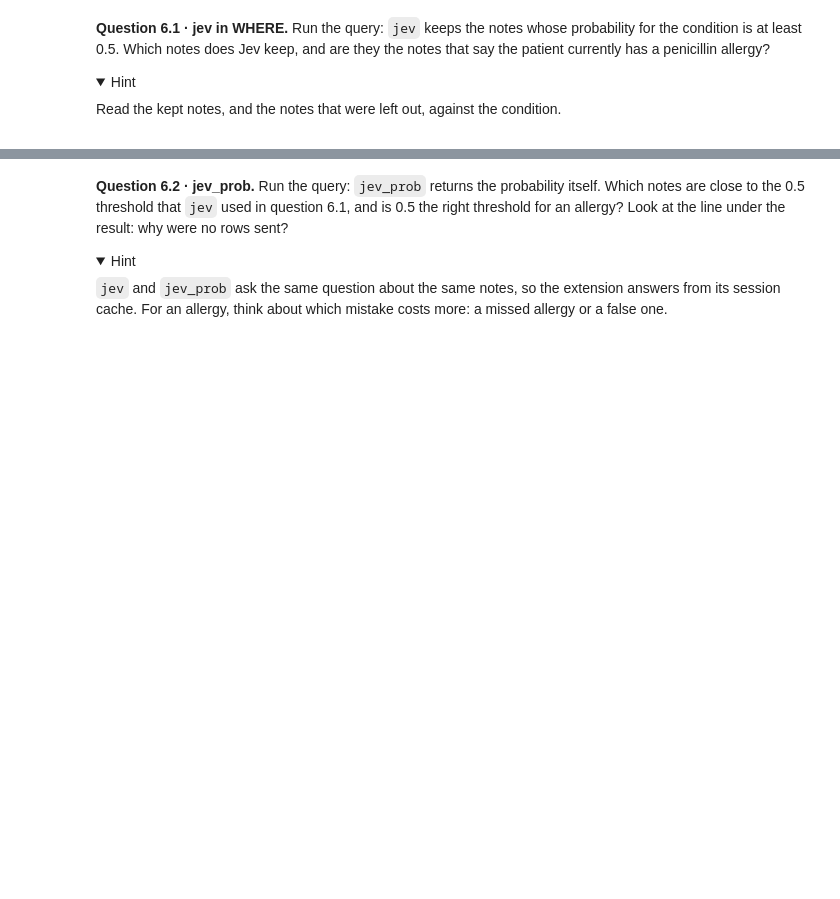
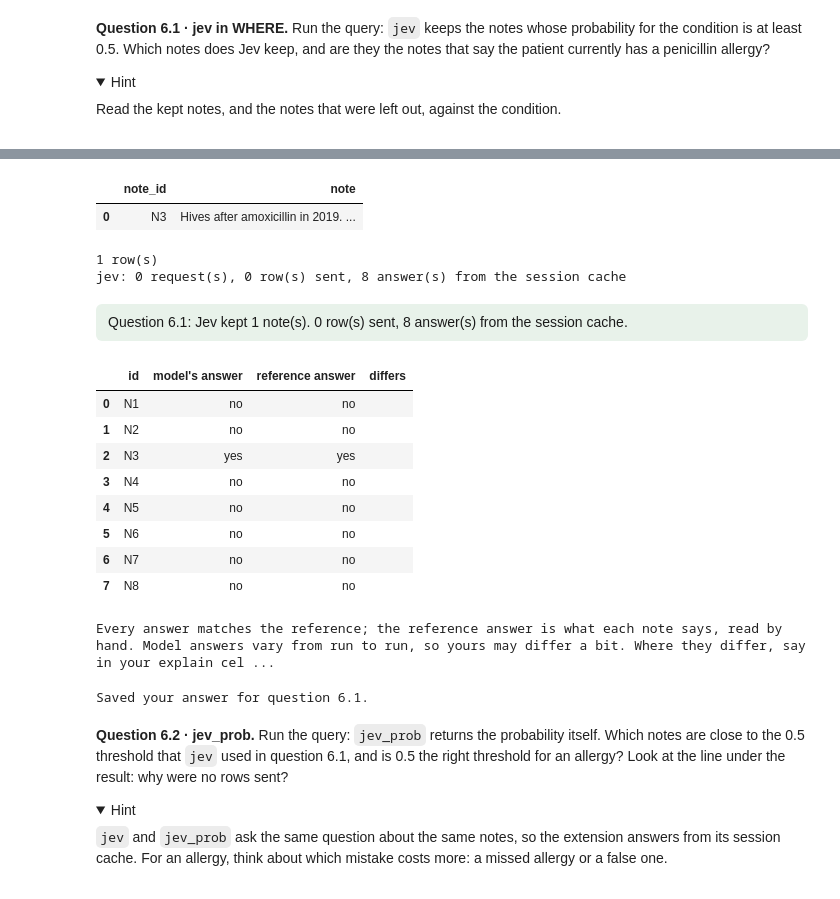
Before and after one commit to Markholmezza/p8105_hw1_zz3593, a Jupyter notebook: public/weeks/05-exercise.ipynb, the cells around one changed output, grey strips where cells are left out. Saved outputs shown, nothing was run; the diff lists cells and outputs as text; code cells hidden in the pictures; folded sections open; blank space fills up the shorter version.

```diff
--- a/public/weeks/05-exercise.ipynb
+++ b/public/weeks/05-exercise.ipynb
@@ -1522,7 +1673,31 @@ WHERE jev(note, 'the patient currently has a penicillin allergy');
+# %%
+submit("6.1", """
+SELECT note_id, note
+FROM notes
+WHERE jev(note, 'the patient currently has a penicillin allergy');
+""")
+# %% [output]
+|  | note_id | note |
+| 0 | N3 | Hives after amoxicillin in 2019. ... |
+1 row(s)
+jev: 0 request(s), 0 row(s) sent, 8 answer(s) from the session cache
+Question 6.1: Jev kept 1 note(s). 0 row(s) sent, 8 answer(s) from the session cache.
+|  | id | model's answer | reference answer | differs |
+| 0 | N1 | no | no |  |
+| 1 | N2 | no | no |  |
+| 2 | N3 | yes | yes |  |
+| 3 | N4 | no | no |  |
+| 4 | N5 | no | no |  |
+| 5 | N6 | no | no |  |
+| 6 | N7 | no | no |  |
+| 7 | N8 | no | no |  |
+Every answer matches the reference; the reference answer is what each note says, read by hand. Model answers vary from run to run, so yours may differ a bit. Where they differ, say in your explain cel ...
 # %%
 explain("6.1", """
-
-""")   # What did you find? The check lists a reference answer, read by hand from each note or patient's record; where the model differs, which is right, and why?
+I found that the Jev decision model correctly filtered the dataset and kept only note N3. This is exactly the correct reference answer, as N3 is the only note in the collection that states the patient currently has an active penicillin allergy. The other notes containing the keyword 'penicillin' were correctly excluded because they described negated, hypothetical, or family-member allergies. This shows Jev's high precision in understanding negation and context within clinical notes.
+""")
+# %% [output]
+Saved your answer for question 6.1.
 # %% [markdown]
 **Question 6.2 · jev_prob.** Run the query: `jev_prob` returns the probability itself. Which notes are close to the 0.5 threshold that `jev` used in question 6.1, and is 0.5 the right threshold for an allergy? Look at the line under the result: why were no rows sent?
 
```
Also changed, not shown: parts of 23 cells of this notebook.
